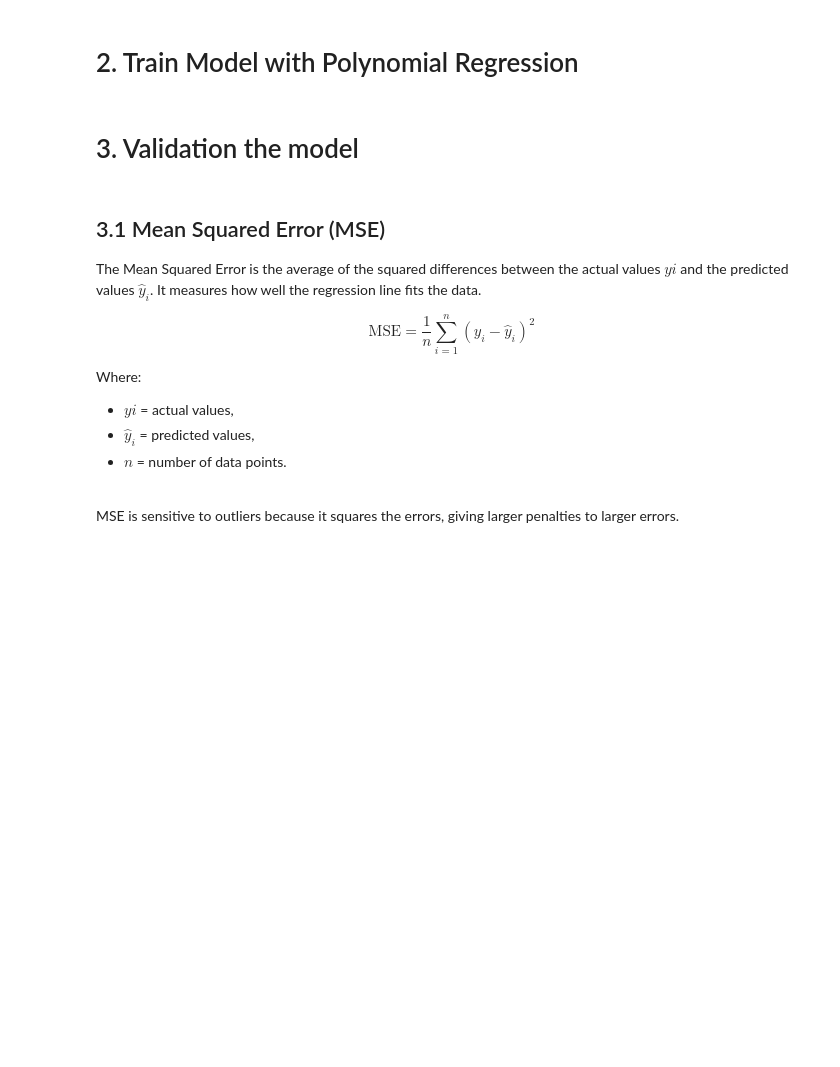
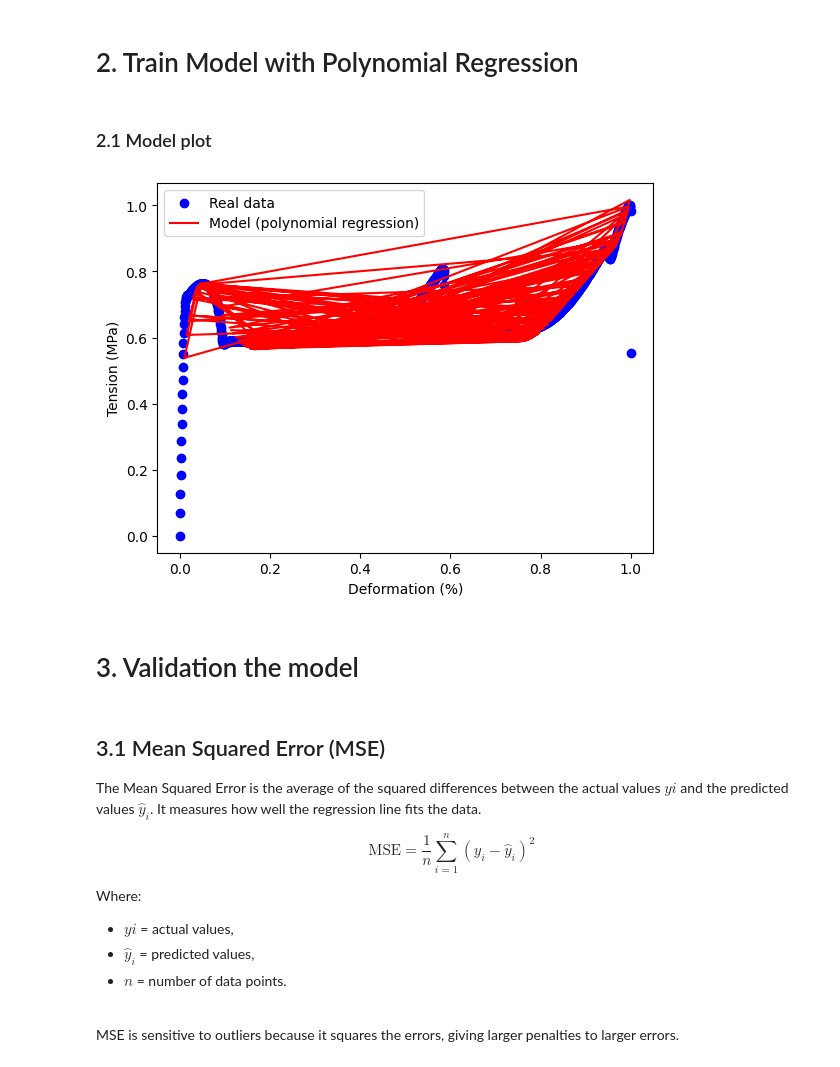
Before and after one commit to KauanIzidoro/polynomial-regression, a Jupyter notebook: model.ipynb, the cells around one changed output. Drawn from its saved outputs; the diff is of its cells as text; code cells hidden in the pictures; blank space fills up the shorter version.

```diff
--- a/model.ipynb
+++ b/model.ipynb
@@ -49,5 +82,38 @@ plt.show()
 # %% [markdown]
 # 2. Train Model with Polynomial Regression
+# %%
+
+scaler_x = MinMaxScaler()
+scaler_y = MinMaxScaler()
+
+
+x = scaler_x.fit_transform(stretching_test_data["deformation"].values.reshape(-1, 1))
+y = scaler_y.fit_transform(stretching_test_data["tension"].values.reshape(-1, 1))
+
+
+x_train, x_test, y_train, y_test = train_test_split(x, y, test_size=0.2, random_state=42)
+
+DEGREE = 9
+
+p_features = PolynomialFeatures(degree=DEGREE)
+p_x_train = p_features.fit_transform(x_train)
+p_x_test = p_features.transform(x_test)
+
+model = LinearRegression()
+model.fit(p_x_train, y_train)
+
+y_predict = model.predict(p_x_test)
+# %% [markdown]
+### 2.1 Model plot
+# %%
+plt.scatter(x, y, color="blue", label="Real data")
+plt.plot(x_test, y_predict, color="red", label="Model (polynomial regression)")
+plt.xlabel("Deformation (%)")
+plt.ylabel("Tension (MPa)")
+plt.legend()
+plt.show()
+# %% [output]
+[figure, added]
 # %% [markdown]
 # 3. Validation the model
 # %% [markdown]
```
Also changed, not shown: parts of 6 cells of this notebook.
